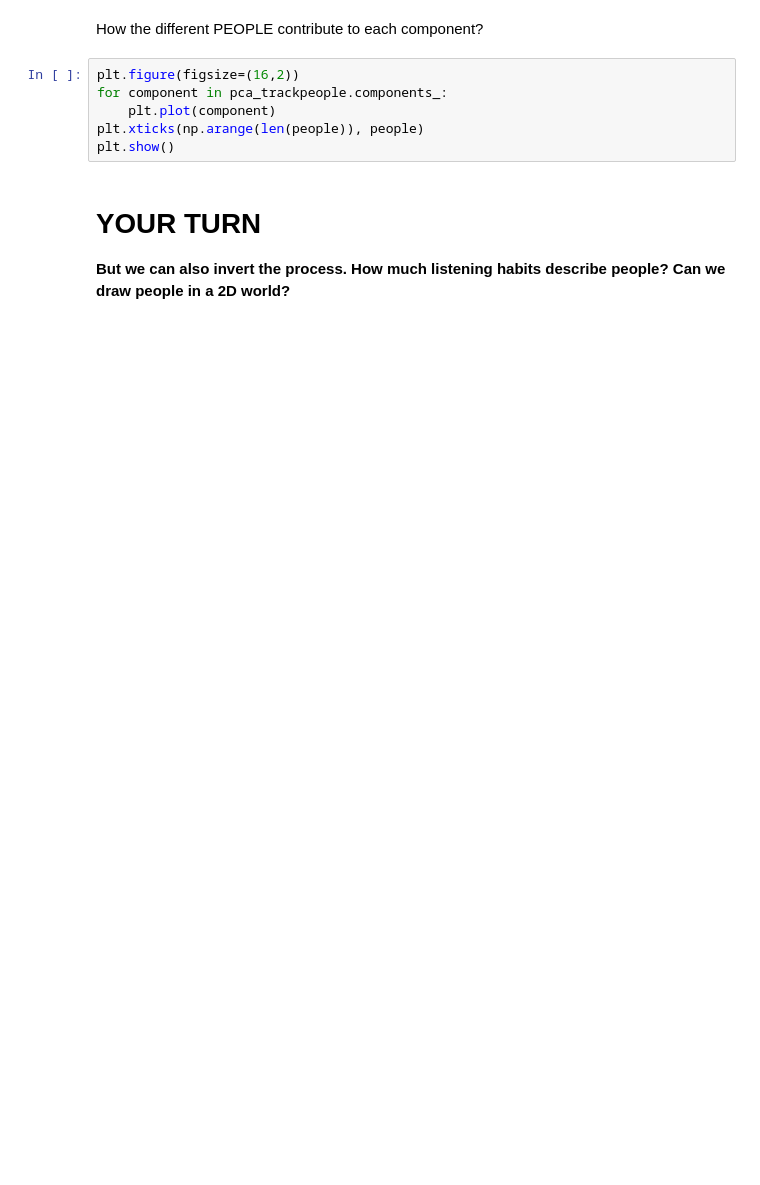
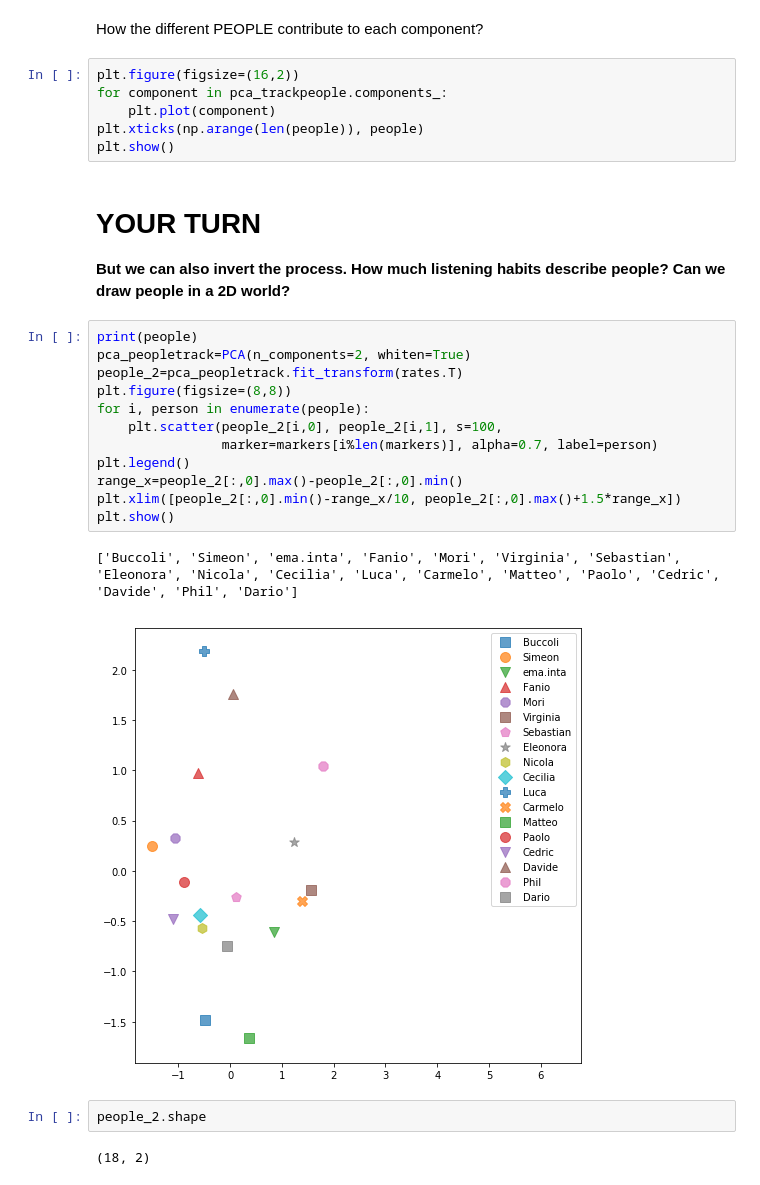
Before and after one commit to mbuccoli/creativepc2019, a Jupyter notebook: Labs/Lab2_World/python_audio_feature_extraction/Matrix Factorization and Collaborative Filtering.ipynb, the cells around one changed output. Cells and saved outputs as stored; diff of their text form; blank space fills up the shorter version.

```diff
--- a/Labs/Lab2_World/python_audio_feature_extraction/Matrix Factorization and Collaborative Filtering.ipynb
+++ b/Labs/Lab2_World/python_audio_feature_extraction/Matrix Factorization and Collaborative Filtering.ipynb
@@ -126,3 +233,22 @@ plt.show()
 # %% [markdown]
 # YOUR TURN
 **But we can also invert the process. How much listening habits describe people? Can we draw people in a 2D world?**
+# %%
+print(people)
+pca_peopletrack=PCA(n_components=2, whiten=True)
+people_2=pca_peopletrack.fit_transform(rates.T)
+plt.figure(figsize=(8,8))
+for i, person in enumerate(people):
+    plt.scatter(people_2[i,0], people_2[i,1], s=100,
+                marker=markers[i%len(markers)], alpha=0.7, label=person)
+plt.legend()
+range_x=people_2[:,0].max()-people_2[:,0].min()
+plt.xlim([people_2[:,0].min()-range_x/10, people_2[:,0].max()+1.5*range_x])
+plt.show()
+# %% [output]
+['Buccoli', 'Simeon', 'ema.inta', 'Fanio', 'Mori', 'Virginia', 'Sebastian', 'Eleonora', 'Nicola', 'Cecilia', 'Luca', 'Carmelo', 'Matteo', 'Paolo', 'Cedric', 'Davide', 'Phil', 'Dario']
+[figure, added]
+# %%
+people_2.shape
+# %% [output]
+(18, 2)
```
Also changed, not shown: parts of 10 cells of this notebook, 5 other files.
